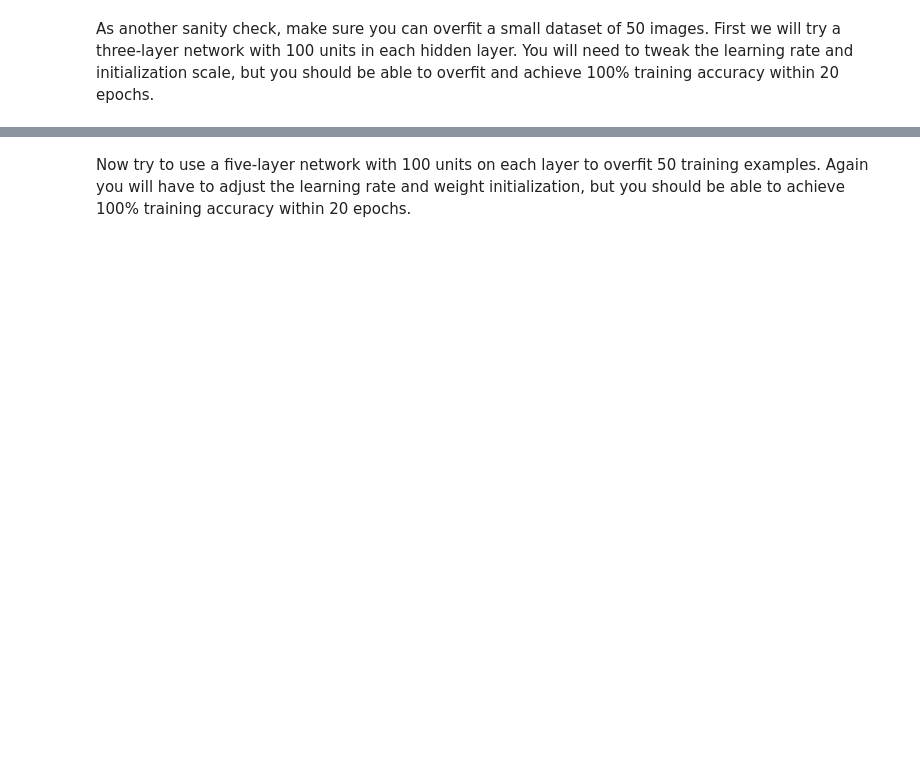
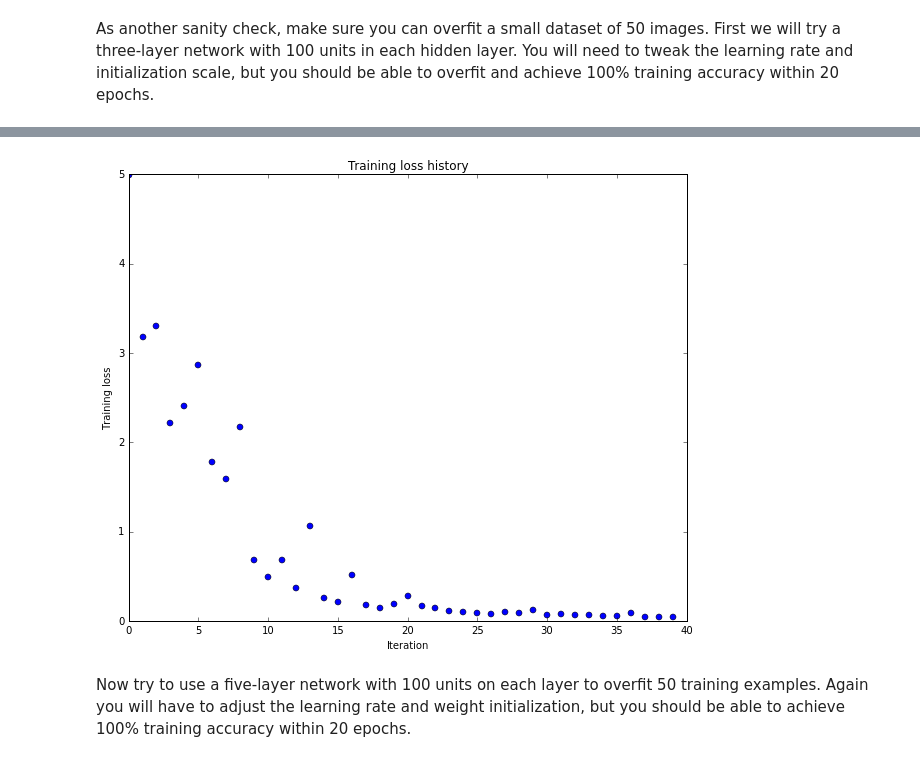
Before and after one commit to sharkdp/cs231n, a Jupyter notebook: assignment2/FullyConnectedNets.ipynb, the cells around one changed output, grey strips where cells are left out. Cells and saved outputs as stored; diff of their text form; code cells hidden in the pictures; blank space fills up the shorter version.

```diff
--- a/assignment2/FullyConnectedNets.ipynb
+++ b/assignment2/FullyConnectedNets.ipynb
@@ -416,8 +430,8 @@ small_data = {
   'y_val': data['y_val'],
 }
 
-weight_scale = 1e-2
-learning_rate = 1e-4
+weight_scale = 3e-2
+learning_rate = 1e-3
 model = FullyConnectedNet([100, 100],
               weight_scale=weight_scale, dtype=np.float64)
 solver = Solver(model, small_data,
@@ -434,3 +448,4 @@ plt.title('Training loss history')
 plt.xlabel('Iteration')
 plt.ylabel('Training loss')
 plt.show()
+# %% [output]
@@ -437,3 +469,4 @@ plt.show()
+[figure, added]
 # %% [markdown]
 Now try to use a five-layer network with 100 units on each layer to overfit 50 training examples. Again you will have to adjust the learning rate and weight initialization, but you should be able to achieve 100% training accuracy within 20 epochs.
 # %%
```
Also changed, not shown: parts of 3 cells of this notebook, 1 other file.
